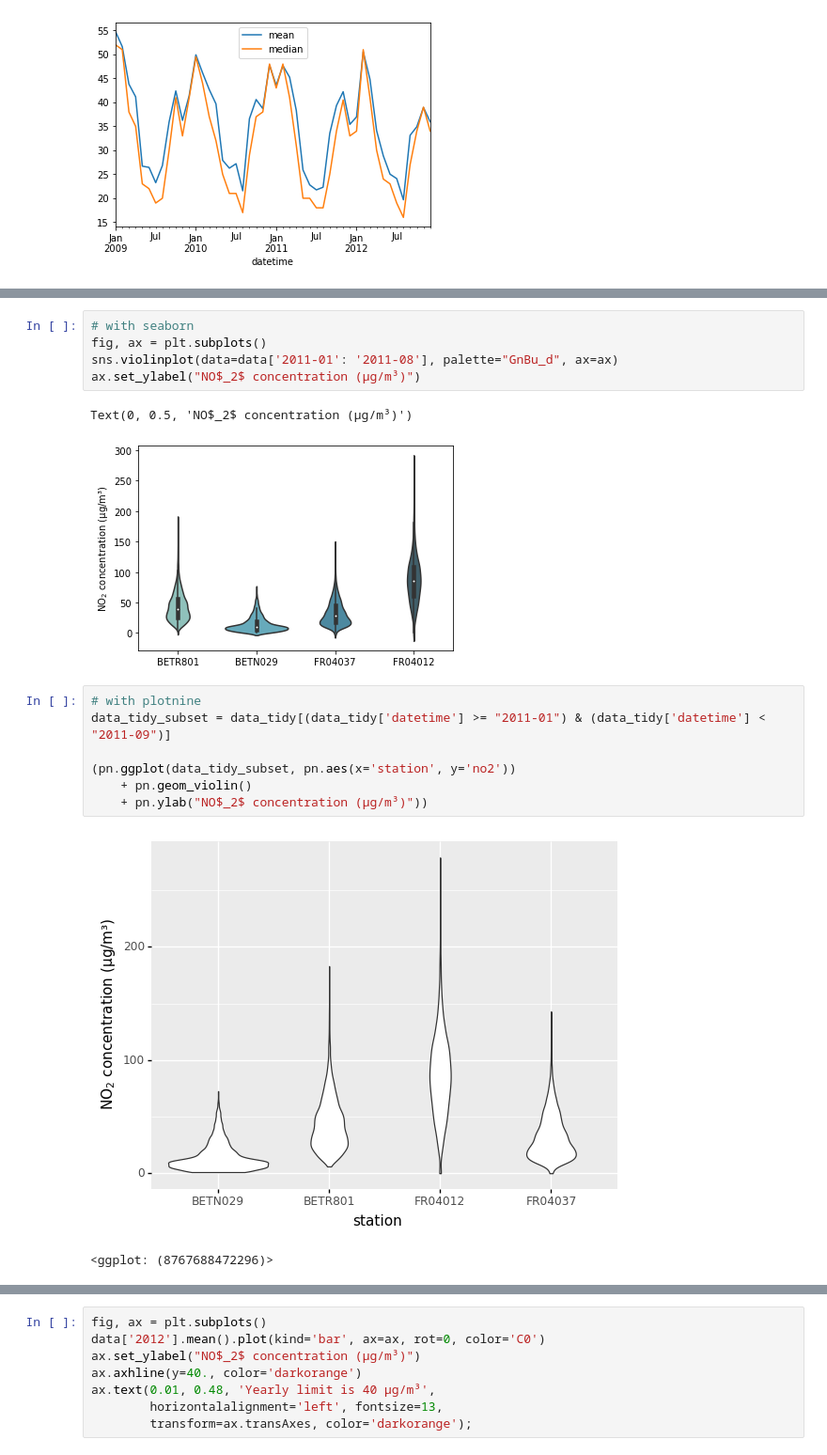
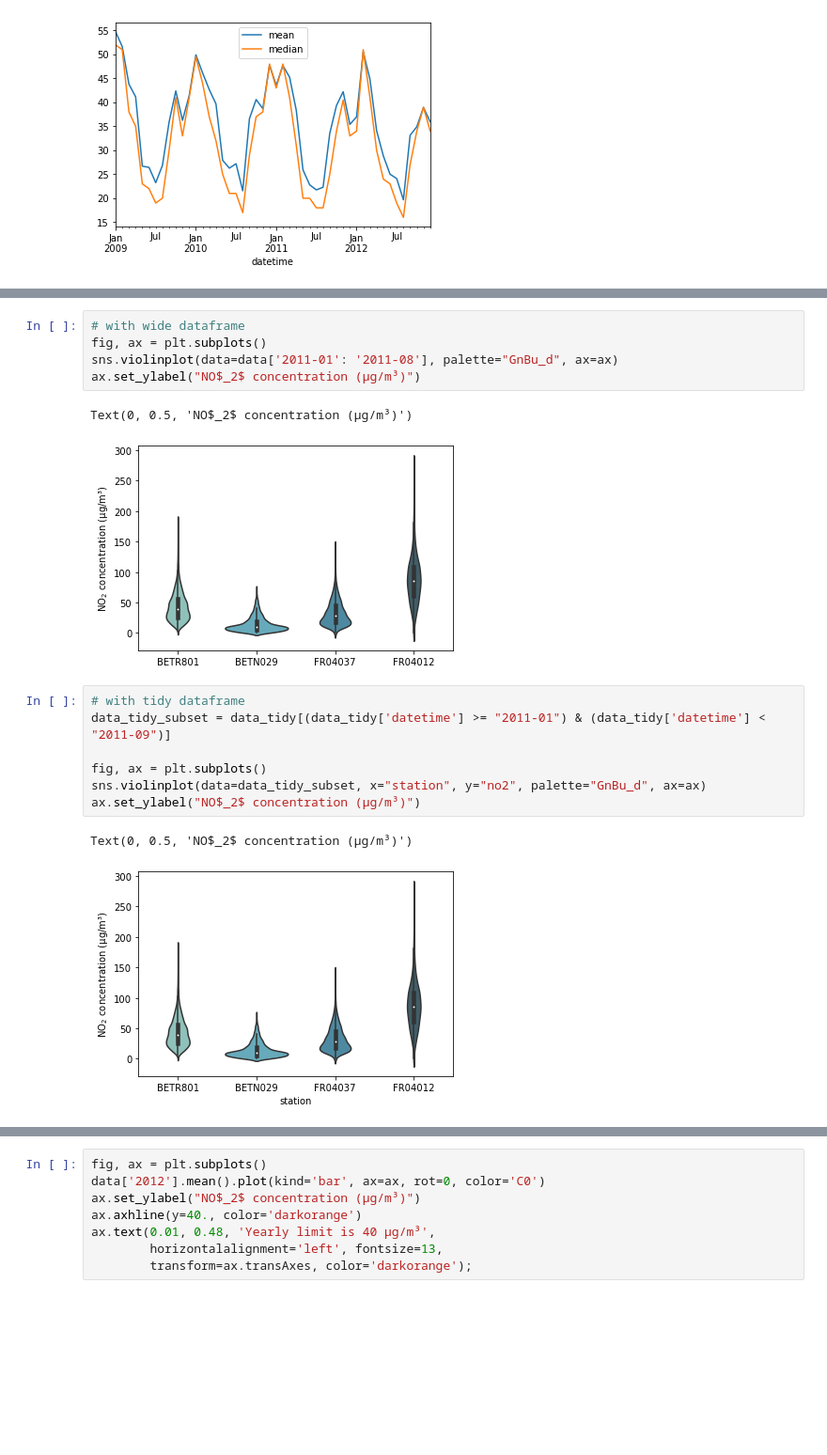
Before and after one commit to jorisvandenbossche/DS-python-data-analysis, a Jupyter notebook: _solved/case4_air_quality_analysis.ipynb, the cells around one changed output, grey strips where cells are left out. Shown at 94% size. Cells and saved outputs as stored; diff of their text form; blank space fills up the shorter version.

```diff
--- a/_solved/case4_air_quality_analysis.ipynb
+++ b/_solved/case4_air_quality_analysis.ipynb
@@ -223,6 +217,6 @@ When using the tidy data, we can use `plotnine`.
 </div>
 # %%
-# with seaborn
+# with wide dataframe
 fig, ax = plt.subplots()
 sns.violinplot(data=data['2011-01': '2011-08'], palette="GnBu_d", ax=ax)
 ax.set_ylabel("NO$_2$ concentration (µg/m³)")
@@ -230,12 +224,12 @@ ax.set_ylabel("NO$_2$ concentration (µg/m³)")
 Text(0, 0.5, 'NO$_2$ concentration (µg/m³)')
 [figure]
 # %%
-# with plotnine
+# with tidy dataframe
 data_tidy_subset = data_tidy[(data_tidy['datetime'] >= "2011-01") & (data_tidy['datetime'] < "2011-09")]
 
-(pn.ggplot(data_tidy_subset, pn.aes(x='station', y='no2'))
-    + pn.geom_violin()
-    + pn.ylab("NO$_2$ concentration (µg/m³)"))
+fig, ax = plt.subplots()
+sns.violinplot(data=data_tidy_subset, x="station", y="no2", palette="GnBu_d", ax=ax)
+ax.set_ylabel("NO$_2$ concentration (µg/m³)")
 # %% [output]
+Text(0, 0.5, 'NO$_2$ concentration (µg/m³)')
-[figure, old version]
+[figure, new version]
-<ggplot: (8767688472296)>
```
Also changed, not shown: parts of 28 cells of this notebook, 1 other file.
